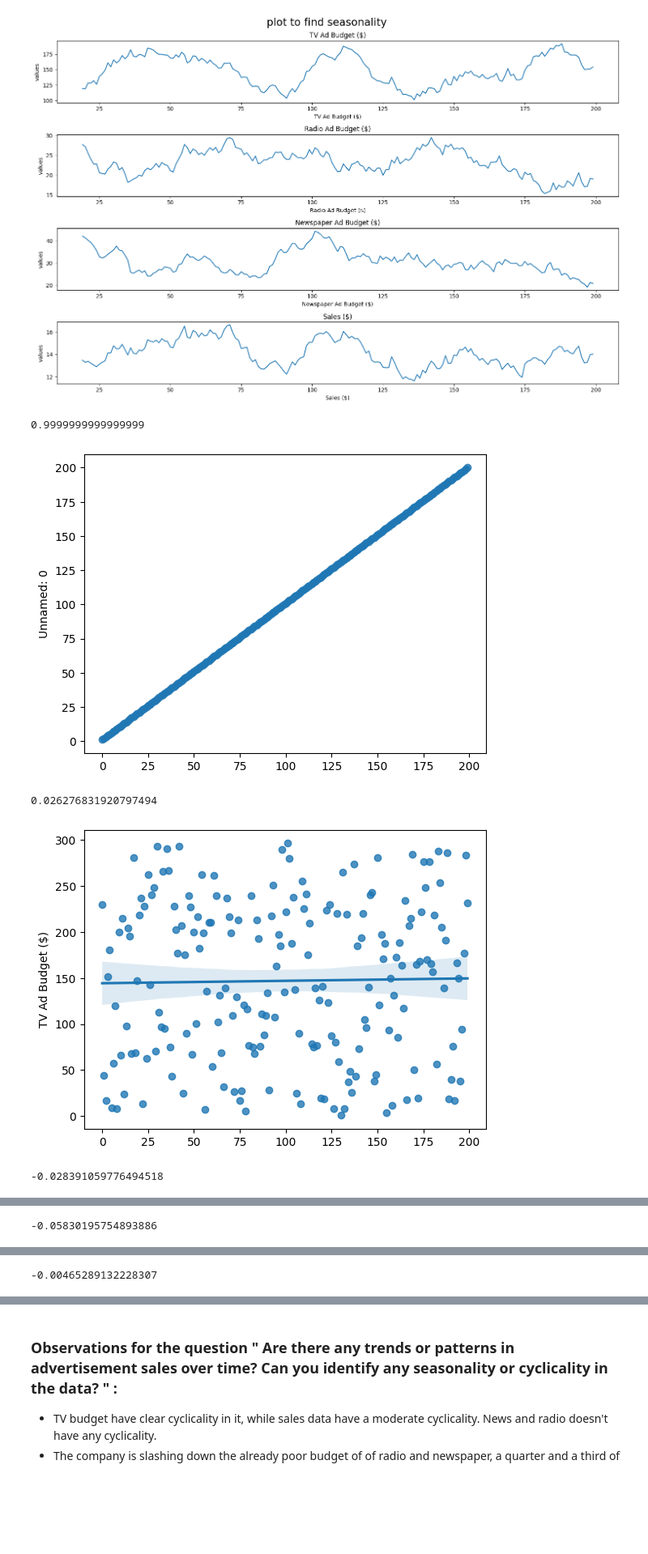
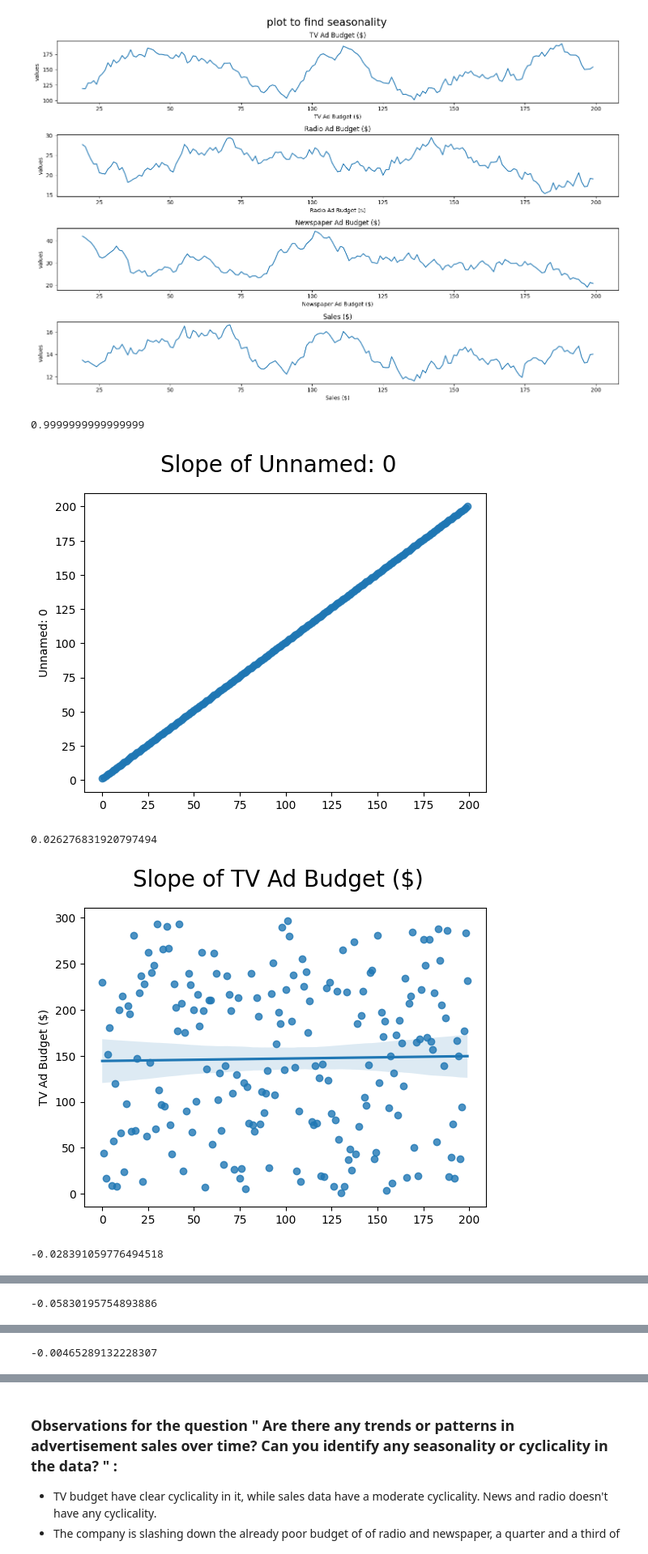
Before and after one commit to RamSankarTheDeveloper/sales-data-analysis, a Jupyter notebook: project_sales_analysis.ipynb, the cells around one changed output, grey strips where cells are left out. Shown at 81% size. Cells and saved outputs as stored; diff of their text form; code cells hidden in the pictures; blank space fills up the shorter version.

Commit message:
plot headings added

```diff
--- a/project_sales_analysis.ipynb
+++ b/project_sales_analysis.ipynb
@@ -53,4 +54,7 @@ plt.tight_layout()
 # %%
+
 for column in df.iloc[:,1:].columns:
     sns.displot(data=df, x = column,kind = "ecdf",aspect=5,)
+    plt.suptitle("Data distribution of {column}".format(column= column), fontsize =25 )
+plt.show()
 # %% [output]
@@ -91,15 +95,16 @@ seasonal_plot(20)
 # %%
 for column in df.columns:
     slope, intercept = np.polyfit(df.index, df[column], 1)
     print(slope)
     sns.regplot(x = df.index,
             y = column,
             data = df,
             )
+    plt.suptitle("Slope of {0}".format(column), fontsize =20 )
     plt.show()
 # %% [output]
 0.9999999999999999
-[figure, old version]
+[figure, new version]
 0.026276831920797494
-[figure, old version]
+[figure, new version]
 -0.028391059776494518
```
Also changed, not shown: parts of 8 cells of this notebook.
